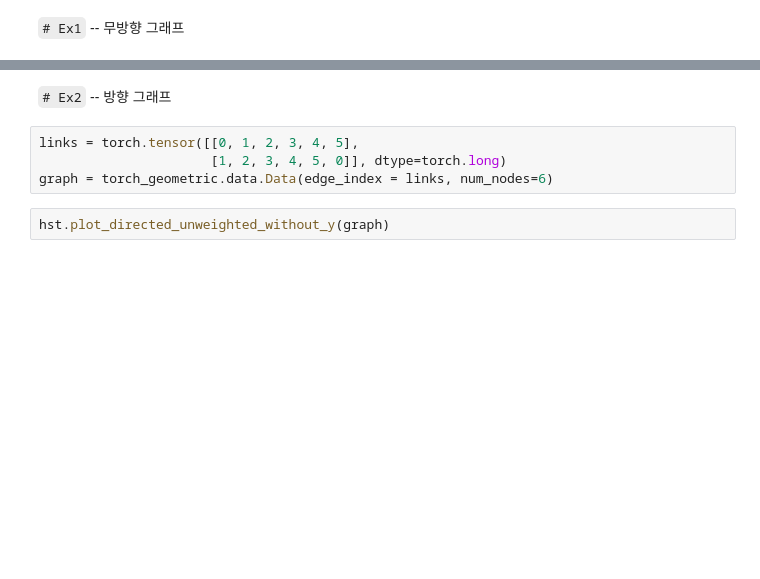
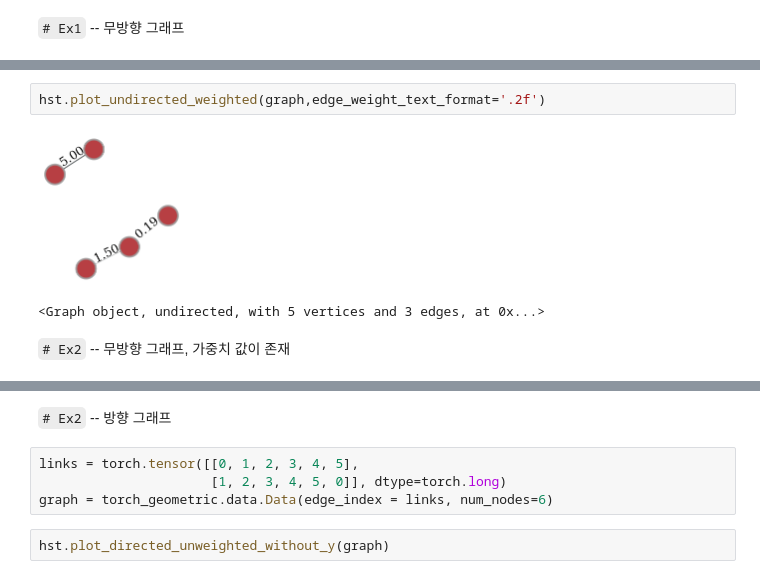
Before and after one commit to miruetoto/share, a Jupyter notebook: 001_그래프신호만들고시각화하기.ipynb, the cells around one changed output, grey strips where cells are left out. Saved outputs shown, nothing was run; the diff lists cells and outputs as text; blank space fills up the shorter version.

```diff
--- a/001_그래프신호만들고시각화하기.ipynb
+++ b/001_그래프신호만들고시각화하기.ipynb
@@ -21,0 +78,7 @@ hst.plot_undirected_unweighted_without_y(
+# %%
+hst.plot_undirected_weighted(graph,edge_weight_text_format='.2f')
+# %% [output]
+[figure, added]
+<Graph object, undirected, with 5 vertices and 3 edges, at 0x...>
+# %% [markdown]
+`# Ex2` -- 무방향 그래프, 가중치 값이 존재
```
Also changed, not shown: parts of 36 cells of this notebook, 7 other files.
